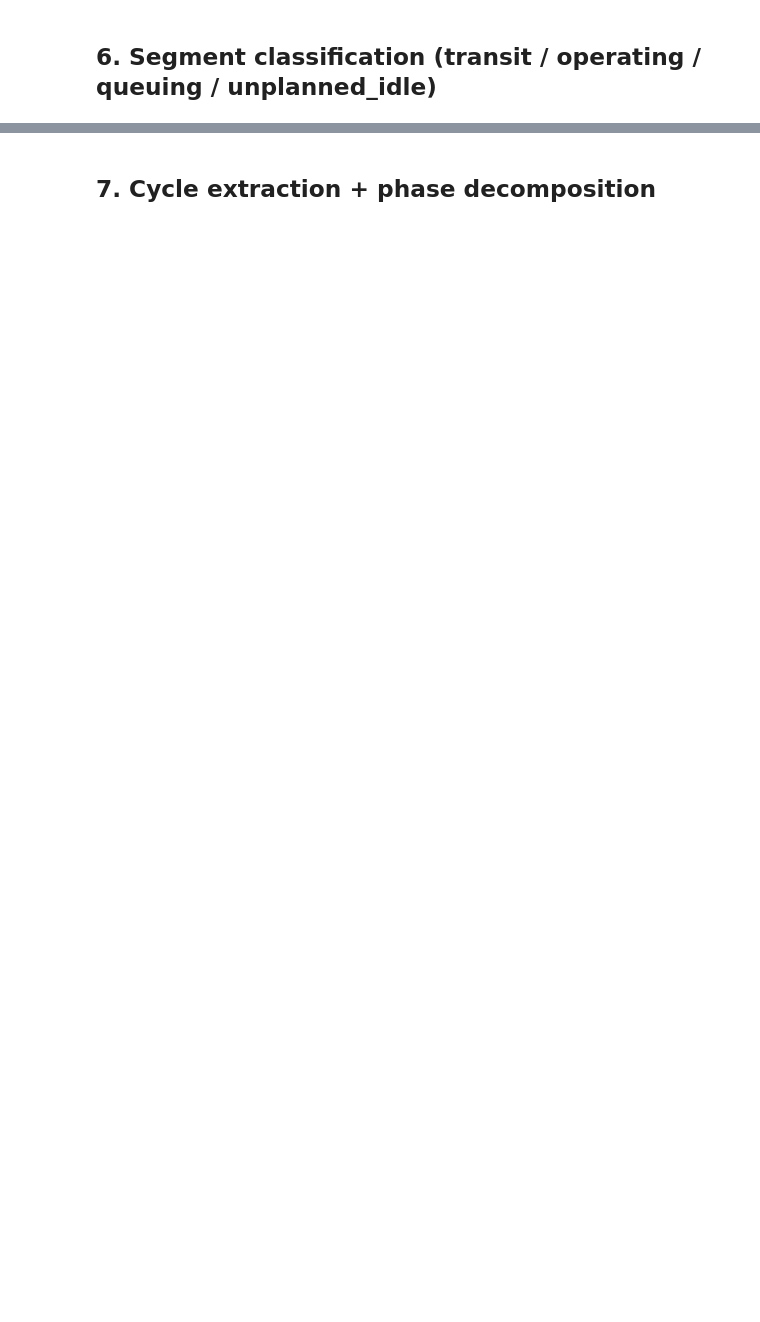
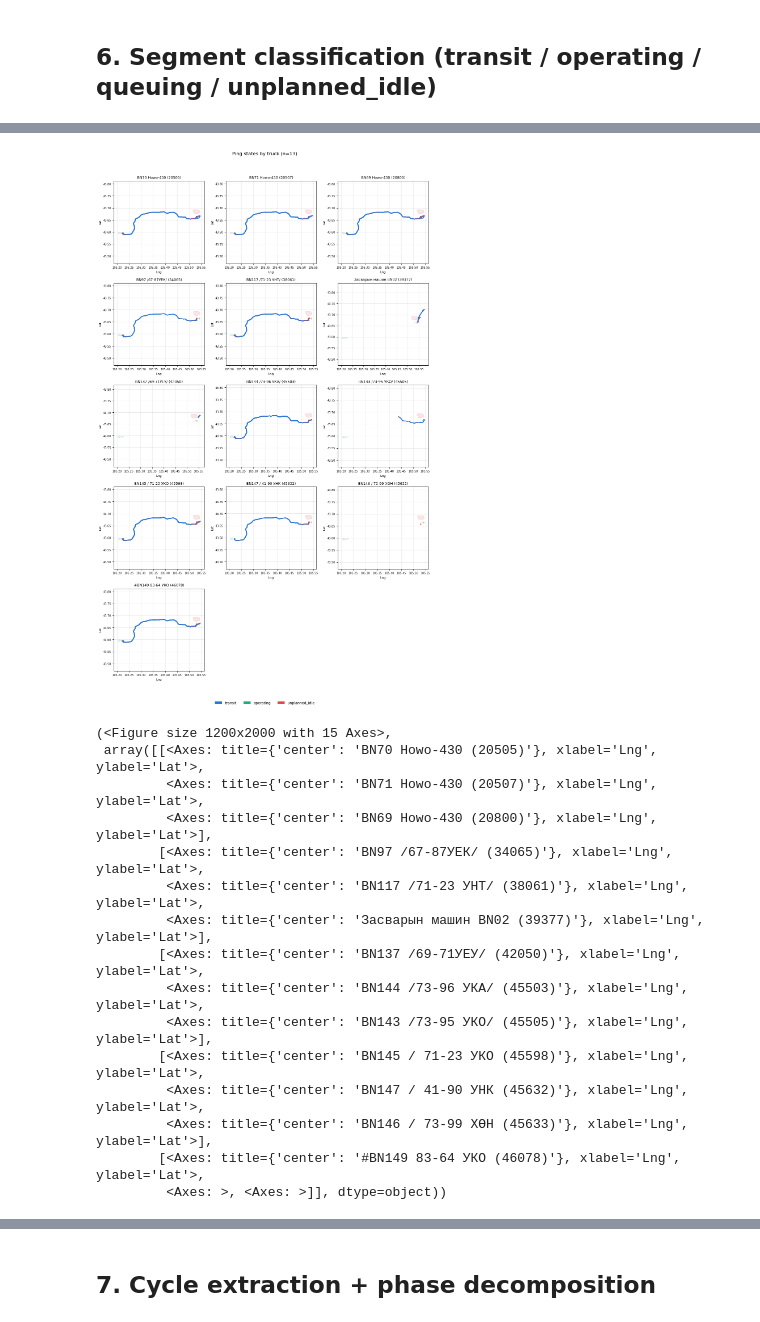
Before and after one commit to uranbileguka/GPS_project, a Jupyter notebook: notebooks/analysis/cycle_idle_analysis.ipynb, the cells around one changed output, grey strips where cells are left out. Cells and saved outputs as stored; diff of their text form; code cells hidden in the pictures; blank space fills up the shorter version.

```diff
--- a/notebooks/analysis/cycle_idle_analysis.ipynb
+++ b/notebooks/analysis/cycle_idle_analysis.ipynb
@@ -64,0 +277,22 @@ for state, frac in breakdown.items():
+# %%
+classified.head()
+breakdown.head()
+
+plotting.plot_state_map_grid(classified, zones_gdf, n_trackers="all", label_map=tracker_labels)
+# %% [output]
+[figure, added]
+(<Figure size 1200x2000 with 15 Axes>,
+ array([[<Axes: title={'center': 'BN70 Howo-430 (20505)'}, xlabel='Lng', ylabel='Lat'>,
+         <Axes: title={'center': 'BN71 Howo-430 (20507)'}, xlabel='Lng', ylabel='Lat'>,
+         <Axes: title={'center': 'BN69 Howo-430 (20800)'}, xlabel='Lng', ylabel='Lat'>],
+        [<Axes: title={'center': 'BN97 /67-87УЕК/ (34065)'}, xlabel='Lng', ylabel='Lat'>,
+         <Axes: title={'center': 'BN117 /71-23 УНТ/ (38061)'}, xlabel='Lng', ylabel='Lat'>,
+         <Axes: title={'center': 'Засварын машин BN02 (39377)'}, xlabel='Lng', ylabel='Lat'>],
+        [<Axes: title={'center': 'BN137 /69-71УЕУ/ (42050)'}, xlabel='Lng', ylabel='Lat'>,
+         <Axes: title={'center': 'BN144 /73-96 УКА/ (45503)'}, xlabel='Lng', ylabel='Lat'>,
+         <Axes: title={'center': 'BN143 /73-95 УКО/ (45505)'}, xlabel='Lng', ylabel='Lat'>],
+        [<Axes: title={'center': 'BN145 / 71-23 УКО (45598)'}, xlabel='Lng', ylabel='Lat'>,
+         <Axes: title={'center': 'BN147 / 41-90 УНК (45632)'}, xlabel='Lng', ylabel='Lat'>,
+         <Axes: title={'center': 'BN146 / 73-99 ХӨН (45633)'}, xlabel='Lng', ylabel='Lat'>],
+        [<Axes: title={'center': '#BN149 83-64 УКО (46078)'}, xlabel='Lng', ylabel='Lat'>,
+         <Axes: >, <Axes: >]], dtype=object))
```
Also changed, not shown: parts of 46 cells of this notebook, 8 other files.
